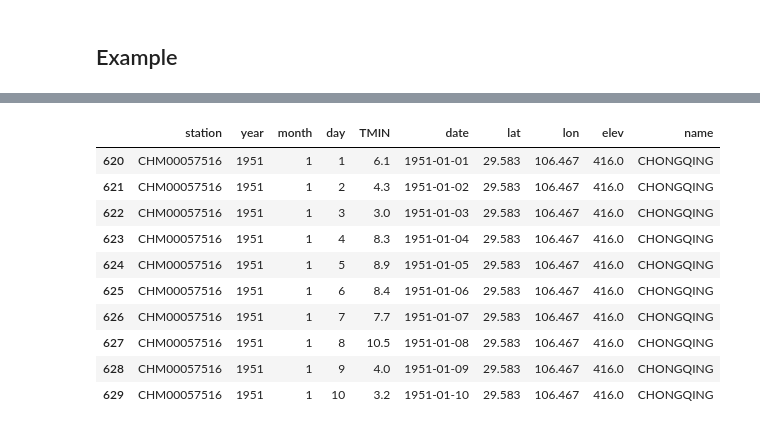
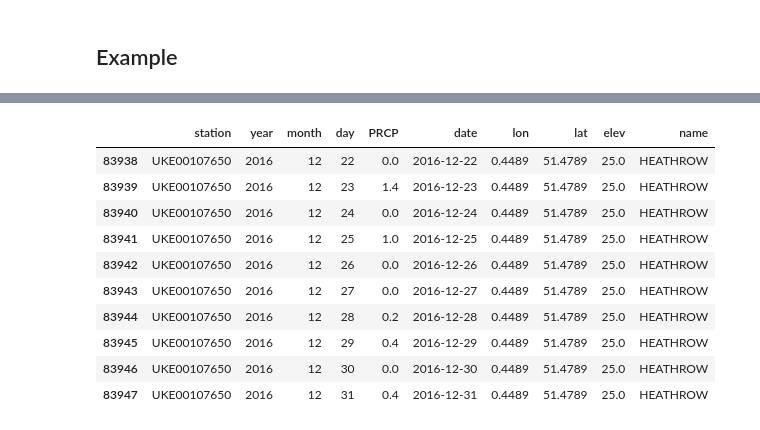
Before and after one commit to scotthosking/get-station-data, a Jupyter notebook: Examples/ghcn_daily_data.ipynb, the cells around one changed output, grey strips where cells are left out. Drawn from its saved outputs; the diff is of its cells as text; code cells hidden in the pictures.

Commit message:
automate downloading of data and adding metadata

```diff
--- a/Examples/ghcn_daily_data.ipynb
+++ b/Examples/ghcn_daily_data.ipynb
@@ -51,0 +20,8 @@ TMIN values have been divided by ten as specified by readme.txt
+# %%
+### Read station metadata
+stn_md = ghcnd.get_stn_metadata()
+
+### Choose a location (lon/lat) and number of nearest neighbours
+london_lon_lat = -0.1278, 51.5074
+my_stns = nearest_stn(stn_md, london_lon_lat[0], london_lon_lat[1], n_neighbours=5 )
+my_stns
@@ -51,0 +35,5 @@ TMIN values have been divided by ten as specified by readme.txt
+# %%
+### Extract all data into a labelled numpy array
+df = ghcnd.get_data(my_stns)
+
+df.head()
@@ -51,0 +47,10 @@ TMIN values have been divided by ten as specified by readme.txt
+# %%
+### Filter data for, e.g., a single variable
+var = 'PRCP'
+df = df[ df['element'] == var ]
+
+### Tidy up columns
+df = df.rename(index=str, columns={"value": var})
+df = df.drop(['element'], axis=1)
+
+df.head()
@@ -52,14 +64,14 @@ TMIN values have been divided by ten as specified by readme.txt
 # %%
-df.drop(columns=['mflag','qflag','sflag']).head(n=10)
+df.drop(columns=['mflag','qflag','sflag']).tail(n=10)
 # %% [output]
-|  | station | year | month | day | TMIN | date | lat | lon | elev | name |
-| 620 | CHM00057516 | 1951 | 1 | 1 | 6.1 | 1951-01-01 | 29.583 | 106.467 | 416.0 | CHONGQING |
-| 621 | CHM00057516 | 1951 | 1 | 2 | 4.3 | 1951-01-02 | 29.583 | 106.467 | 416.0 | CHONGQING |
-| 622 | CHM00057516 | 1951 | 1 | 3 | 3.0 | 1951-01-03 | 29.583 | 106.467 | 416.0 | CHONGQING |
-| 623 | CHM00057516 | 1951 | 1 | 4 | 8.3 | 1951-01-04 | 29.583 | 106.467 | 416.0 | CHONGQING |
-| 624 | CHM00057516 | 1951 | 1 | 5 | 8.9 | 1951-01-05 | 29.583 | 106.467 | 416.0 | CHONGQING |
-| 625 | CHM00057516 | 1951 | 1 | 6 | 8.4 | 1951-01-06 | 29.583 | 106.467 | 416.0 | CHONGQING |
-| 626 | CHM00057516 | 1951 | 1 | 7 | 7.7 | 1951-01-07 | 29.583 | 106.467 | 416.0 | CHONGQING |
-| 627 | CHM00057516 | 1951 | 1 | 8 | 10.5 | 1951-01-08 | 29.583 | 106.467 | 416.0 | CHONGQING |
-| 628 | CHM00057516 | 1951 | 1 | 9 | 4.0 | 1951-01-09 | 29.583 | 106.467 | 416.0 | CHONGQING |
-| 629 | CHM00057516 | 1951 | 1 | 10 | 3.2 | 1951-01-10 | 29.583 | 106.467 | 416.0 | CHONGQING |
+|  | station | year | month | day | PRCP | date | lon | lat | elev | name |
+| 83938 | UKE00107650 | 2016 | 12 | 22 | 0.0 | 2016-12-22 | 0.4489 | 51.4789 | 25.0 | HEATHROW |
+| 83939 | UKE00107650 | 2016 | 12 | 23 | 1.4 | 2016-12-23 | 0.4489 | 51.4789 | 25.0 | HEATHROW |
+| 83940 | UKE00107650 | 2016 | 12 | 24 | 0.0 | 2016-12-24 | 0.4489 | 51.4789 | 25.0 | HEATHROW |
+| 83941 | UKE00107650 | 2016 | 12 | 25 | 1.0 | 2016-12-25 | 0.4489 | 51.4789 | 25.0 | HEATHROW |
+| 83942 | UKE00107650 | 2016 | 12 | 26 | 0.0 | 2016-12-26 | 0.4489 | 51.4789 | 25.0 | HEATHROW |
+| 83943 | UKE00107650 | 2016 | 12 | 27 | 0.0 | 2016-12-27 | 0.4489 | 51.4789 | 25.0 | HEATHROW |
+| 83944 | UKE00107650 | 2016 | 12 | 28 | 0.2 | 2016-12-28 | 0.4489 | 51.4789 | 25.0 | HEATHROW |
+| 83945 | UKE00107650 | 2016 | 12 | 29 | 0.4 | 2016-12-29 | 0.4489 | 51.4789 | 25.0 | HEATHROW |
+| 83946 | UKE00107650 | 2016 | 12 | 30 | 0.0 | 2016-12-30 | 0.4489 | 51.4789 | 25.0 | HEATHROW |
+| 83947 | UKE00107650 | 2016 | 12 | 31 | 0.4 | 2016-12-31 | 0.4489 | 51.4789 | 25.0 | HEATHROW |
```
Also changed, not shown: parts of 12 cells of this notebook, 3 other files.
